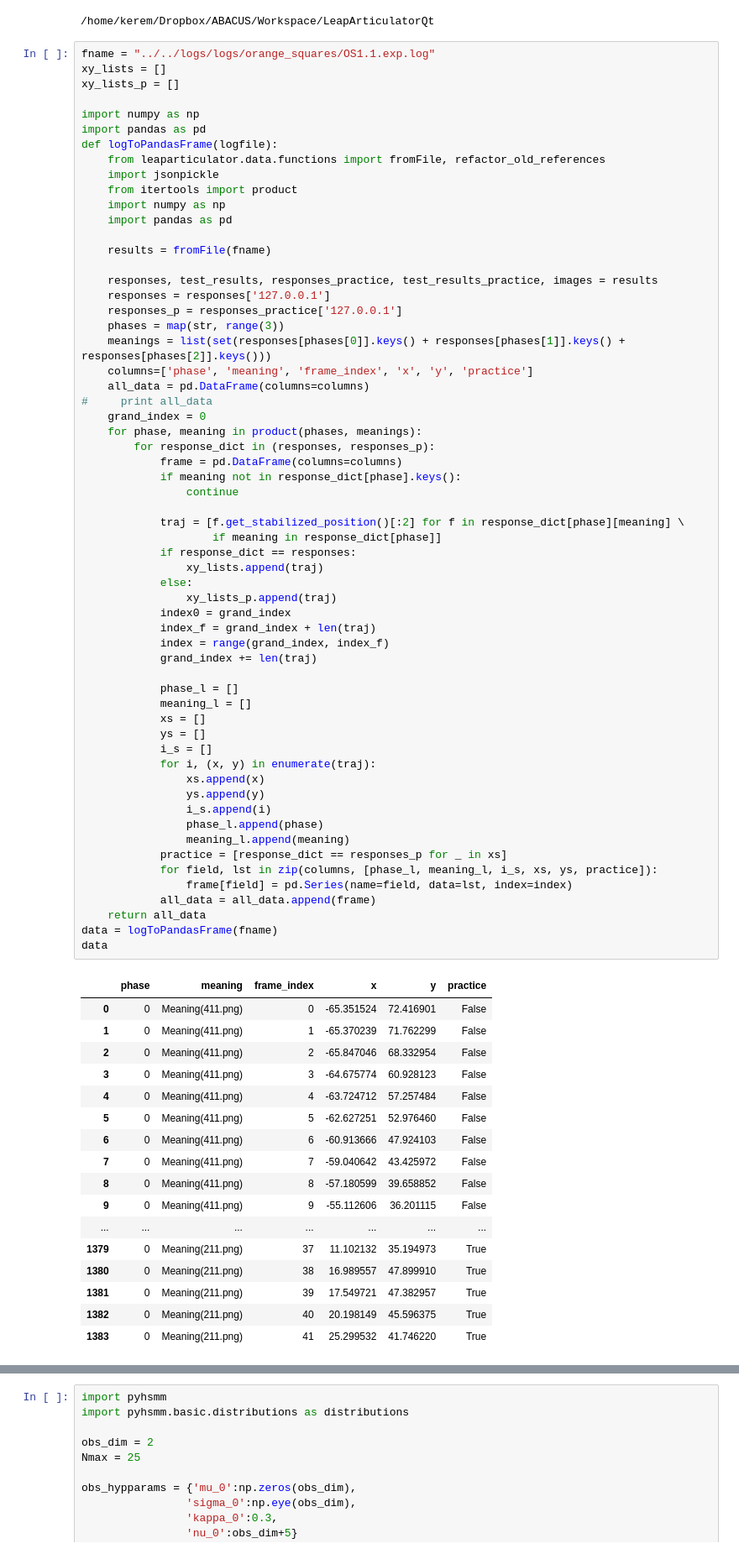
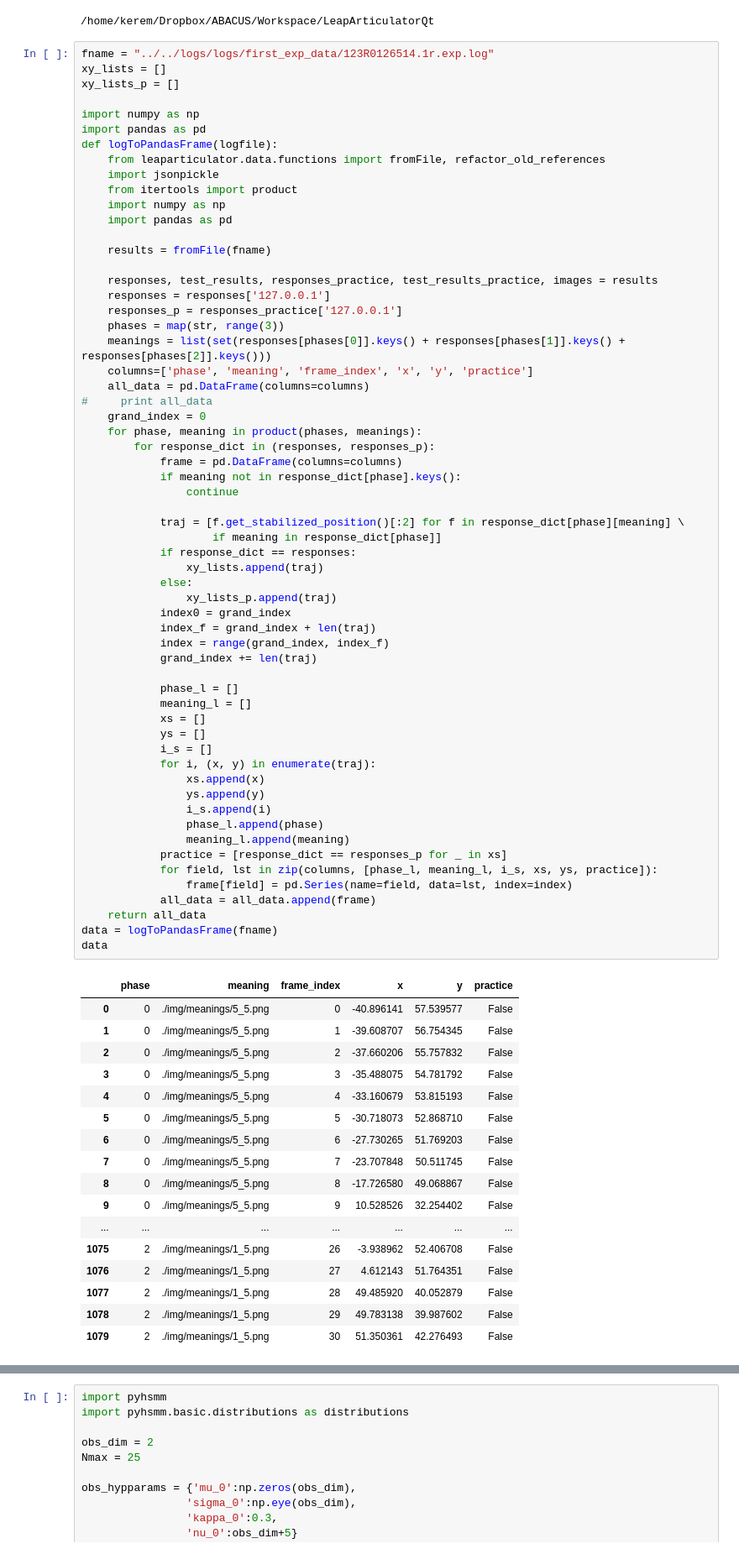
Before and after one commit to keryil/leaparticulatorqt, a Jupyter notebook: leaparticulator/notebooks/pyhsmm_stuff.ipynb, the cells around one changed output, grey strips where cells are left out. Shown: that part at 84% size. Cells and saved outputs as stored; diff of their text form.

```diff
--- a/leaparticulator/notebooks/pyhsmm_stuff.ipynb
+++ b/leaparticulator/notebooks/pyhsmm_stuff.ipynb
@@ -10,7 +10,7 @@ sys.path.append(p)
 # %% [output]
 /home/kerem/Dropbox/ABACUS/Workspace/LeapArticulatorQt
 # %%
-fname = "../../logs/logs/orange_squares/OS1.1.exp.log"
+fname = "../../logs/logs/first_exp_data/123R0126514.1r.exp.log"
 xy_lists = []
 xy_lists_p = []
 
@@ -44,46 +44,46 @@ def logToPandasFrame(logfile):
                     if meaning in response_dict[phase]]
             if response_dict == responses:
                 xy_lists.append(traj)
             else:
                 xy_lists_p.append(traj)
             index0 = grand_index
             index_f = grand_index + len(traj)
             index = range(grand_index, index_f)
             grand_index += len(traj)
 
             phase_l = []
             meaning_l = []
             xs = []
             ys = []
             i_s = []
             for i, (x, y) in enumerate(traj):
                 xs.append(x)
                 ys.append(y)
                 i_s.append(i)
                 phase_l.append(phase)
                 meaning_l.append(meaning)
             practice = [response_dict == responses_p for _ in xs]
             for field, lst in zip(columns, [phase_l, meaning_l, i_s, xs, ys, practice]):
                 frame[field] = pd.Series(name=field, data=lst, index=index)
             all_data = all_data.append(frame)
     return all_data
 data = logToPandasFrame(fname)
 data
 # %% [output]
 |  | phase | meaning | frame_index | x | y | practice |
-| 0 | 0 | Meaning(411.png) | 0 | -65.351524 | 72.416901 | False |
-| 1 | 0 | Meaning(411.png) | 1 | -65.370239 | 71.762299 | False |
-| 2 | 0 | Meaning(411.png) | 2 | -65.847046 | 68.332954 | False |
-| 3 | 0 | Meaning(411.png) | 3 | -64.675774 | 60.928123 | False |
-| 4 | 0 | Meaning(411.png) | 4 | -63.724712 | 57.257484 | False |
-| 5 | 0 | Meaning(411.png) | 5 | -62.627251 | 52.976460 | False |
-| 6 | 0 | Meaning(411.png) | 6 | -60.913666 | 47.924103 | False |
-| 7 | 0 | Meaning(411.png) | 7 | -59.040642 | 43.425972 | False |
-| 8 | 0 | Meaning(411.png) | 8 | -57.180599 | 39.658852 | False |
-| 9 | 0 | Meaning(411.png) | 9 | -55.112606 | 36.201115 | False |
+| 0 | 0 | ./img/meanings/5_5.png | 0 | -40.896141 | 57.539577 | False |
+| 1 | 0 | ./img/meanings/5_5.png | 1 | -39.608707 | 56.754345 | False |
+| 2 | 0 | ./img/meanings/5_5.png | 2 | -37.660206 | 55.757832 | False |
+| 3 | 0 | ./img/meanings/5_5.png | 3 | -35.488075 | 54.781792 | False |
+| 4 | 0 | ./img/meanings/5_5.png | 4 | -33.160679 | 53.815193 | False |
+| 5 | 0 | ./img/meanings/5_5.png | 5 | -30.718073 | 52.868710 | False |
+| 6 | 0 | ./img/meanings/5_5.png | 6 | -27.730265 | 51.769203 | False |
+| 7 | 0 | ./img/meanings/5_5.png | 7 | -23.707848 | 50.511745 | False |
+| 8 | 0 | ./img/meanings/5_5.png | 8 | -17.726580 | 49.068867 | False |
+| 9 | 0 | ./img/meanings/5_5.png | 9 | 10.528526 | 32.254402 | False |
 | ... | ... | ... | ... | ... | ... | ... |
-| 1379 | 0 | Meaning(211.png) | 37 | 11.102132 | 35.194973 | True |
-| 1380 | 0 | Meaning(211.png) | 38 | 16.989557 | 47.899910 | True |
-| 1381 | 0 | Meaning(211.png) | 39 | 17.549721 | 47.382957 | True |
-| 1382 | 0 | Meaning(211.png) | 40 | 20.198149 | 45.596375 | True |
-| 1383 | 0 | Meaning(211.png) | 41 | 25.299532 | 41.746220 | True |
+| 1075 | 2 | ./img/meanings/1_5.png | 26 | -3.938962 | 52.406708 | False |
+| 1076 | 2 | ./img/meanings/1_5.png | 27 | 4.612143 | 51.764351 | False |
+| 1077 | 2 | ./img/meanings/1_5.png | 28 | 49.485920 | 40.052879 | False |
+| 1078 | 2 | ./img/meanings/1_5.png | 29 | 49.783138 | 39.987602 | False |
+| 1079 | 2 | ./img/meanings/1_5.png | 30 | 51.350361 | 42.276493 | False |
```
Also changed, not shown: parts of 5 cells of this notebook, 6 other files.
